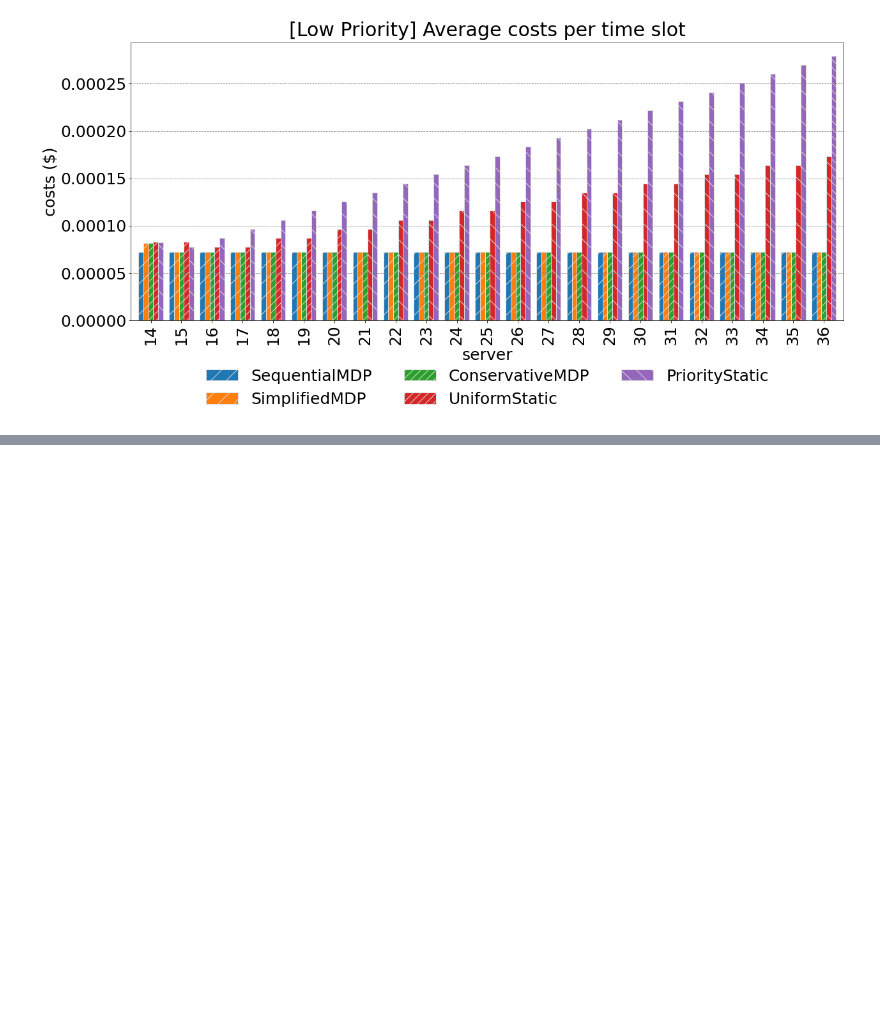
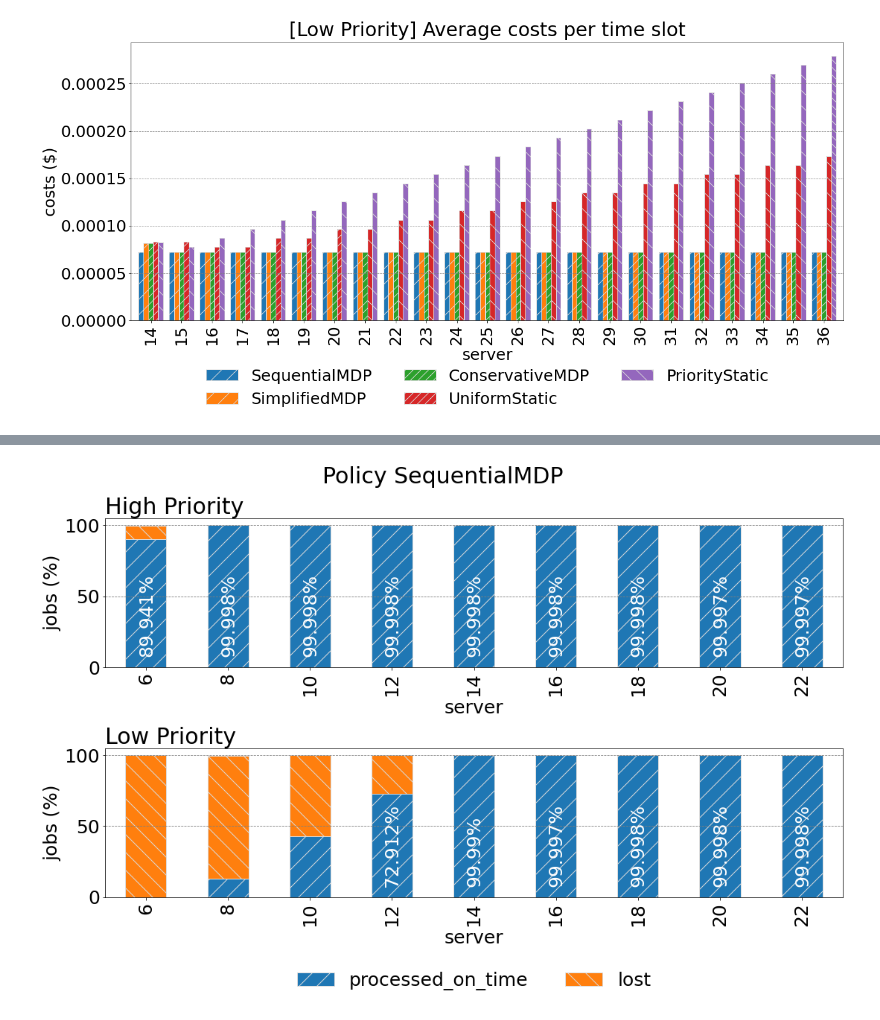
Before and after one commit to AlessandroSpallina/resource-allocation-mdp, a Jupyter notebook: src/plotter/aggregated_plotter/aggregated.ipynb, the cells around one changed output, grey strips where cells are left out. Saved outputs shown, nothing was run; the diff lists cells and outputs as text; code cells hidden in the pictures; blank space fills up the shorter version.

```diff
--- a/src/plotter/aggregated_plotter/aggregated.ipynb
+++ b/src/plotter/aggregated_plotter/aggregated.ipynb
@@ -7,5 +7,11 @@ import matplotlib.pyplot as plt
 import os
 import src.plotter.utils as utils
 from src.plotter.main import *
+from copy import deepcopy
+import math
+
+def truncate(number, digits) -> float:
+    stepper = 10.0 ** digits
+    return math.trunc(stepper * number) / stepper
 # %%
 BATCH_RESULT_PATH = "C:/Users/SK3LA/Desktop/WORKSPACE/1_TSP/BATCH_FINALI/@RISULTATI@/res/GAUSIGMA2/"
@@ -538,0 +577,83 @@ plt.savefig(f"{OUTPUT_DIRECTORY_PATH}cost_allslice_allpolicy_JUPYTER", bbox_inch
+# %%
+# this version should be used for "sameservice", two different services should have a separate code
+patterns =('/','\\', '-')
+
+new_df = deepcopy(dataframes)
+
+#creating syntetic conservative mdp policy
+a = deepcopy(dataframes[0])
+a['name'] = 'ConservativeMDP'
+a['slices'][0] = deepcopy(dataframes[3]['slices'][0])
+a['slices'][1] = deepcopy(dataframes[1]['slices'][1])
+
+new_df.insert(2, a)
+
+policy_names = ["SequentialMDP", "SimplifiedMDP", "ConservativeMDP", "UniformStatic", "PriorityStatic"]
+plt.rcParams.update({'font.size': 25})
+
+for i in range(len(policy_names)):
+    # df0 = new_df[0]['slices'][0][['processed_on_time', 'processed_too_late', 'lost']]
+    # df1 = new_df[0]['slices'][1][['processed_on_time', 'processed_too_late', 'lost']]
+    df0 = new_df[i]['slices'][0][['processed_on_time', 'lost']]
+    df1 = new_df[i]['slices'][1][['processed_on_time', 'lost']]
+
+    fig, axs = plt.subplots(2, 1, constrained_layout=True, figsize=(15, 10))
+
+    axs[0].set_title("High Priority", loc="left")
+    axs[1].set_title("Low Priority", loc="left")
+    axs[0].set_ylabel("jobs (%)")
+    axs[1].set_ylabel("jobs (%)")
+
+    axs[1].set_xlabel('servers (#)')
+
+    fig.suptitle(f"Policy {policy_names[i]}")
+    df0.plot(
+        kind='bar',
+        stacked=True,
+        width=0.5,
+        ax=axs[0],
+        legend=False
+    )
+
+    axs[0].grid(axis='y', which='both', color='grey', linestyle='dashed')
+    df1.plot(
+        kind='bar',
+        stacked=True,
+        width=0.5,
+        ax=axs[1],
+        legend=False
+    )
+
+    axs[1].grid(axis='y', which='both', color='grey', linestyle='dashed')
+
+    bars = axs[0].patches
+    hatches = [p for p in patterns for i in range(len(df0))]
+    for bar, hatch in zip(bars, hatches):
+        bar.set_hatch(hatch)
+        bar.set_edgecolor('gainsboro')
+
+    bars = axs[1].patches
+    hatches = [p for p in patterns for i in range(len(df0))]
+    for bar, hatch in zip(bars, hatches):
+        bar.set_hatch(hatch)
+        bar.set_edgecolor('gainsboro')
+
+    number_of_servers_max = len(df_processed_on_time_slice_0[policy_names[i]].tolist())
+
+    for count, value in enumerate(axs[0].patches):
+        if value.get_height() > 70 and count < number_of_servers_max:
+            axs[0].text(value.get_x() + 0.15, 10,
+                    str(truncate((value.get_height()), 3)) + '%', fontsize=25, color='white', rotation=90)
+
+    for count, value in enumerate(axs[1].patches):
+        if value.get_height() > 70 and count < number_of_servers_max:
+            axs[1].text(value.get_x() + 0.15, 10,
+                    str(truncate((value.get_height()), 3)) + '%', fontsize=25, color='white', rotation=90)
+
+
+
+
+    axs[1].legend(bbox_to_anchor=(0.5, -0.45), loc='upper center', ncol=3, borderaxespad=0.01, frameon=False)
+    plt.savefig(f"{OUTPUT_DIRECTORY_PATH}overview_policy-{policy_names[i]}_JUPYTER", bbox_inches='tight')
+# %% [output]
+[figure, added]
```
Also changed, not shown: parts of 13 cells of this notebook.
